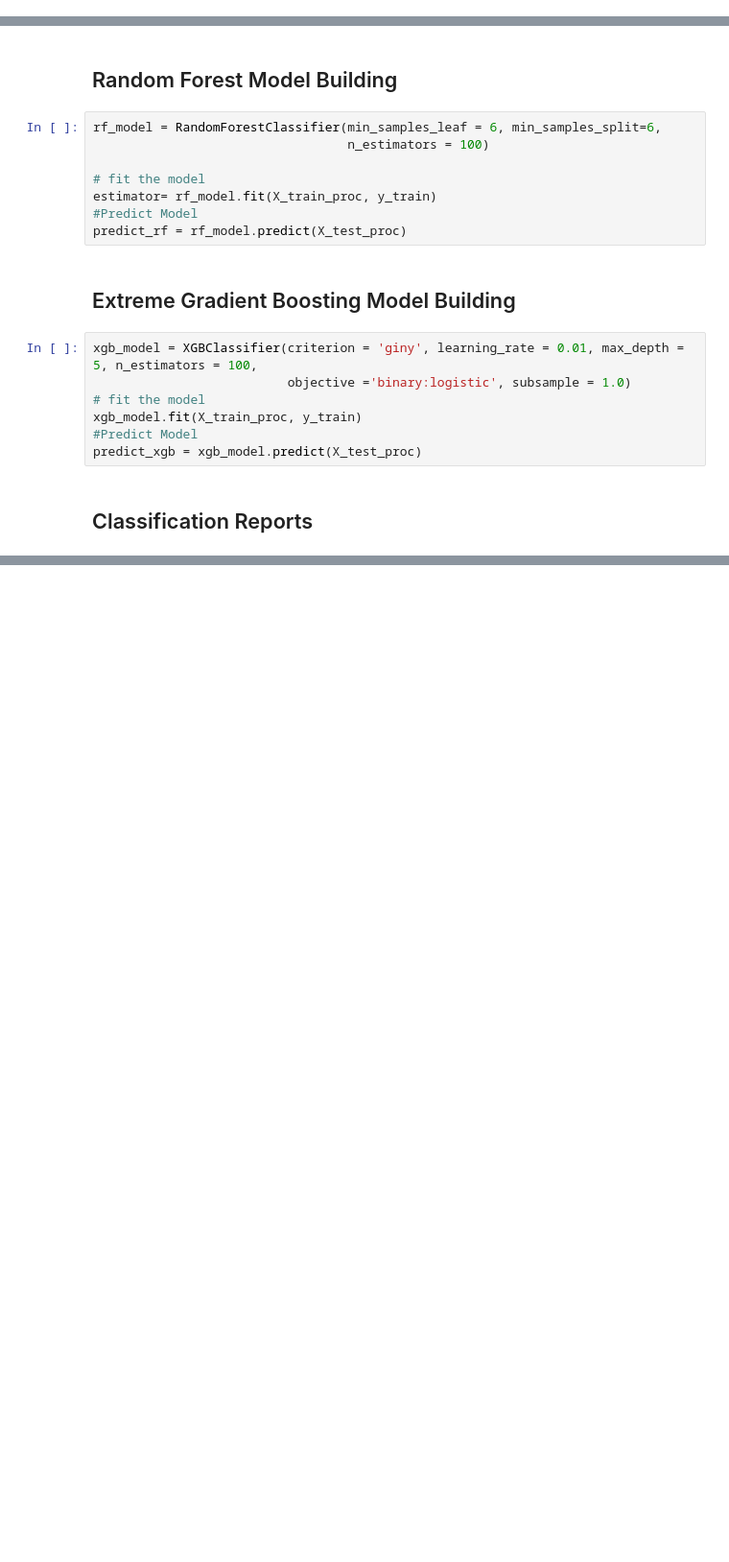
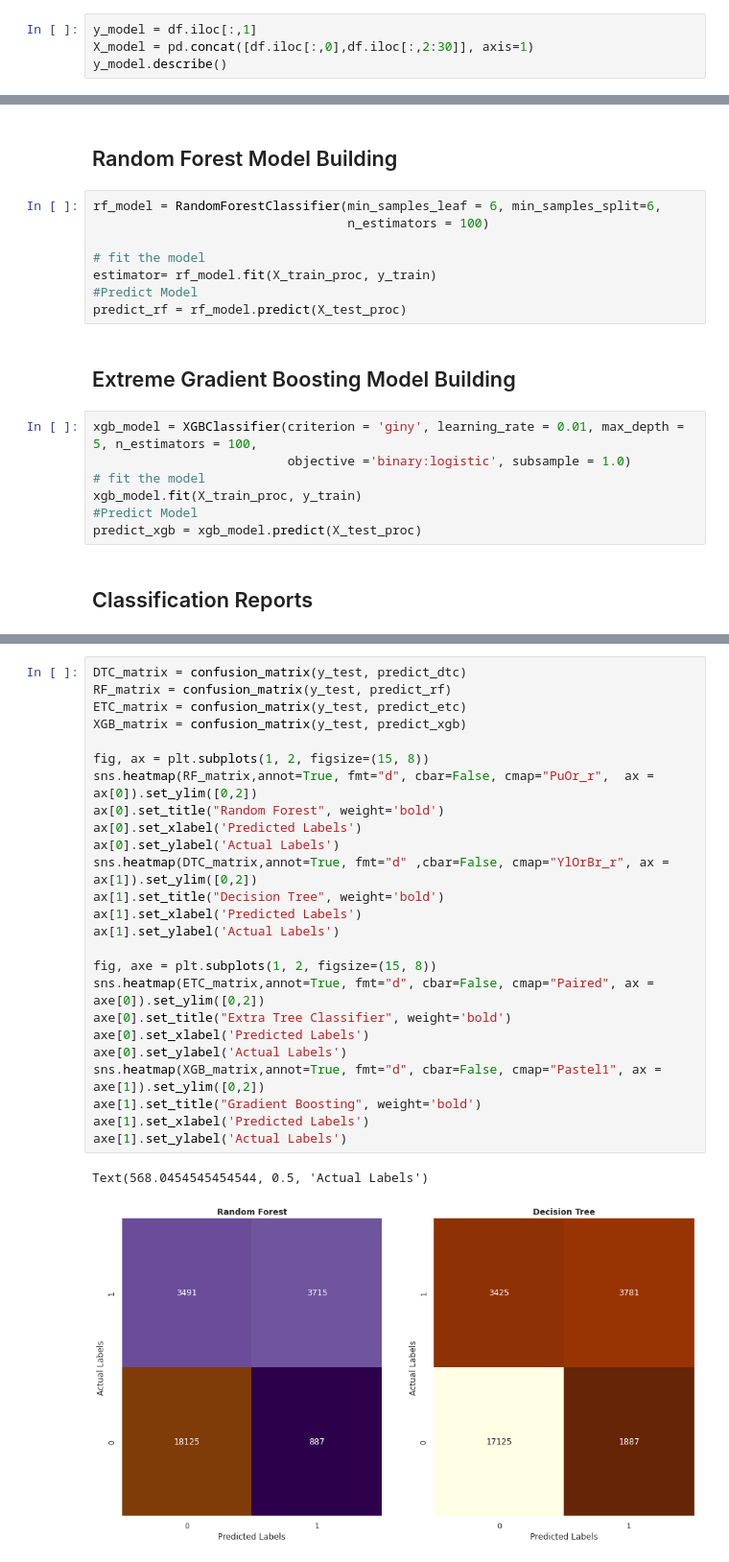
Before and after one commit to cole-beach/Hotel-Booking-Demand, a Jupyter notebook: Hotel_Booking_Demand.ipynb, the cells around one changed output, grey strips where cells are left out. Shown at 96% size. Cells and saved outputs as stored; diff of their text form; blank space fills up the shorter version.

```diff
--- a/Hotel_Booking_Demand.ipynb
+++ b/Hotel_Booking_Demand.ipynb
@@ -519,0 +518,4 @@ X_model = df.drop(columns=('is_canceled'))
+# %%
+y_model = df.iloc[:,1]
+X_model = pd.concat([df.iloc[:,0],df.iloc[:,2:30]], axis=1)
+y_model.describe()
@@ -645,0 +646,28 @@ weighted avg       1.00      1.00      1.00     26218
+# %%
+DTC_matrix = confusion_matrix(y_test, predict_dtc)
+RF_matrix = confusion_matrix(y_test, predict_rf)
+ETC_matrix = confusion_matrix(y_test, predict_etc)
+XGB_matrix = confusion_matrix(y_test, predict_xgb)
+
+fig, ax = plt.subplots(1, 2, figsize=(15, 8))
+sns.heatmap(RF_matrix,annot=True, fmt="d", cbar=False, cmap="PuOr_r",  ax = ax[0]).set_ylim([0,2])
+ax[0].set_title("Random Forest", weight='bold')
+ax[0].set_xlabel('Predicted Labels')
+ax[0].set_ylabel('Actual Labels')
+sns.heatmap(DTC_matrix,annot=True, fmt="d" ,cbar=False, cmap="YlOrBr_r", ax = ax[1]).set_ylim([0,2])
+ax[1].set_title("Decision Tree", weight='bold')
+ax[1].set_xlabel('Predicted Labels')
+ax[1].set_ylabel('Actual Labels')
+
+fig, axe = plt.subplots(1, 2, figsize=(15, 8))
+sns.heatmap(ETC_matrix,annot=True, fmt="d", cbar=False, cmap="Paired", ax = axe[0]).set_ylim([0,2])
+axe[0].set_title("Extra Tree Classifier", weight='bold')
+axe[0].set_xlabel('Predicted Labels')
+axe[0].set_ylabel('Actual Labels')
+sns.heatmap(XGB_matrix,annot=True, fmt="d", cbar=False, cmap="Pastel1", ax = axe[1]).set_ylim([0,2])
+axe[1].set_title("Gradient Boosting", weight='bold')
+axe[1].set_xlabel('Predicted Labels')
+axe[1].set_ylabel('Actual Labels')
+# %% [output]
+Text(568.0454545454544, 0.5, 'Actual Labels')
+[figure, added]
```
Also changed, not shown: parts of 12 cells of this notebook.
